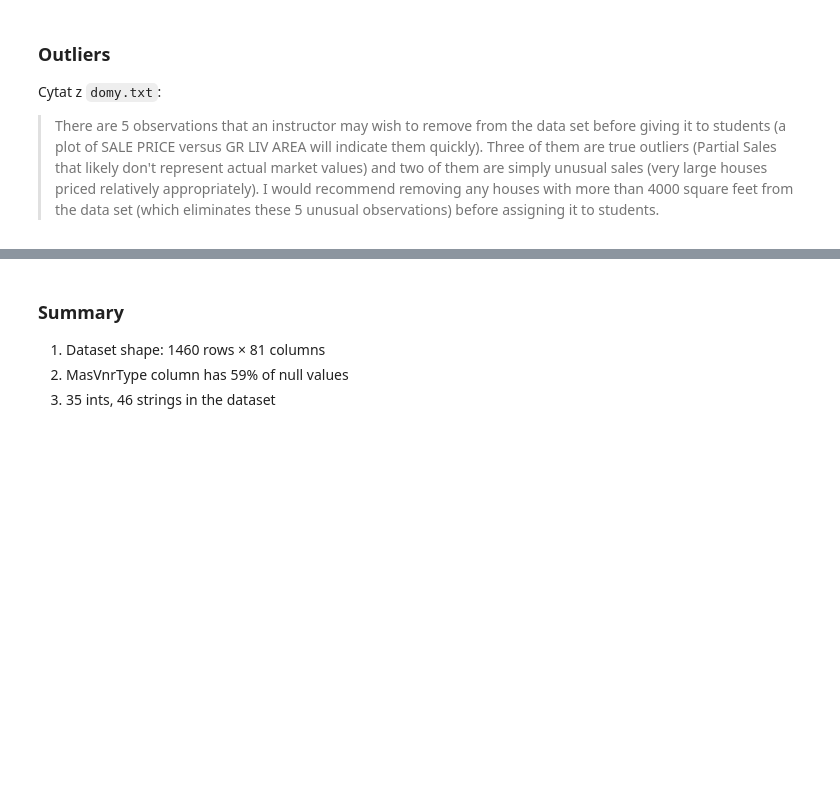
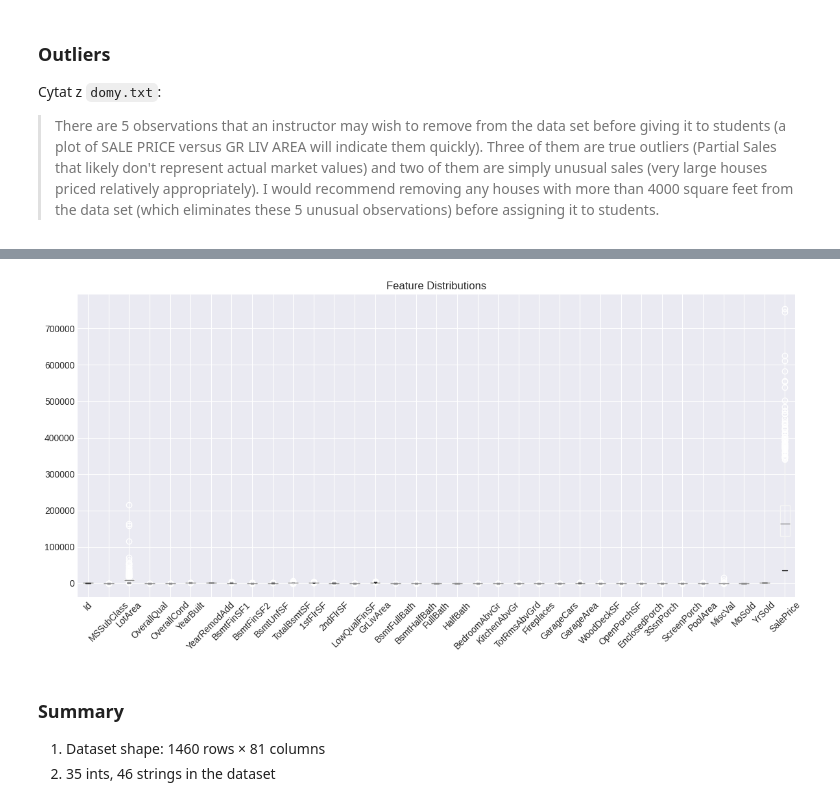
Before and after one commit to Patryk2208/wsi-regression, a Jupyter notebook: notebooks/1-data-overview.ipynb, the cells around one changed output, grey strips where cells are left out. Drawn from its saved outputs; the diff is of its cells as text; code cells hidden in the pictures; blank space fills up the shorter version.

```diff
--- a/notebooks/1-data-overview.ipynb
+++ b/notebooks/1-data-overview.ipynb
@@ -111,5 +113,18 @@ plt.show()
+# %%
+path_input  = '../data/raw/domy.csv'
+
+df = pd.read_csv(path_input)
+
+numeric_cols = df.select_dtypes(include=[np.number]).columns
+
+plt.figure(figsize=(12, 6))
+df[numeric_cols].boxplot(rot=45)  # rot=45 rotates labels
+plt.title('Feature Distributions')
+plt.tight_layout()
+plt.show()
+# %% [output]
+[figure, added]
 # %% [markdown]
 ### Summary
 1. Dataset shape: 1460 rows × 81 columns
-2. MasVnrType column has 59% of null values
-3. 35 ints, 46 strings in the dataset
+2. 35 ints, 46 strings in the dataset
```
Also changed, not shown: parts of 3 cells of this notebook, 1 other file.
